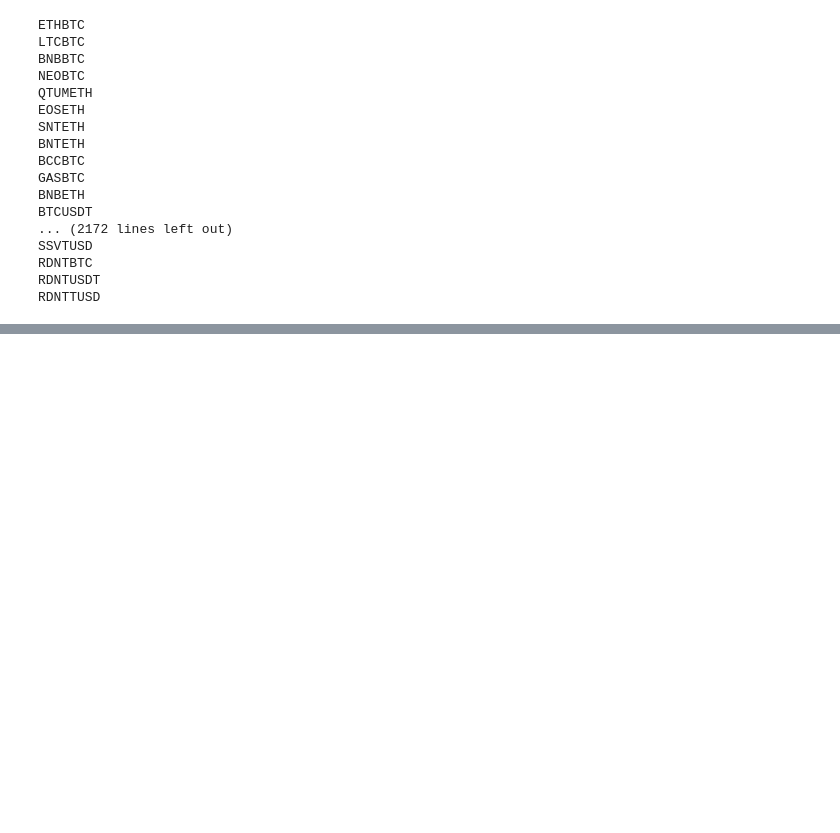
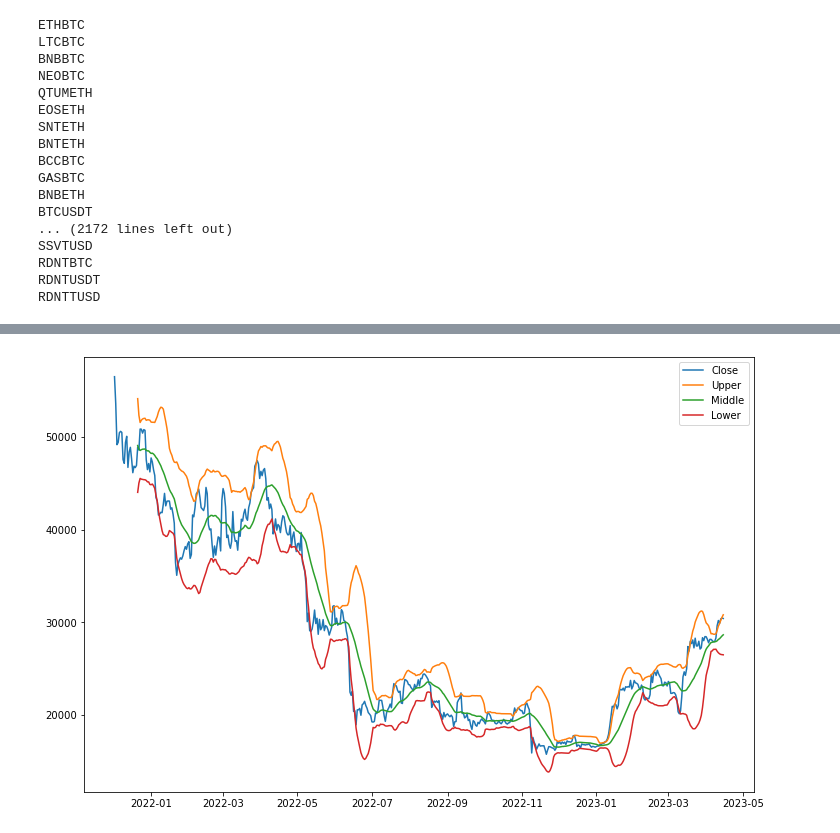
Before and after one commit to cheesss/python-DL-from-scratch, a Jupyter notebook: Untitled0.ipynb, the cells around one changed output, grey strips where cells are left out. Cells and saved outputs as stored; diff of their text form; code cells hidden in the pictures; blank space fills up the shorter version.

```diff
--- a/Untitled0.ipynb
+++ b/Untitled0.ipynb
@@ -53,0 +187,42 @@ RDNTTUSD
+# %%
+import ccxt
+import pandas as pd
+import matplotlib.pyplot as plt
+
+# 바이낸스 API 인증 정보
+api_key = 'your_api_key'
+api_secret = 'your_api_secret'
+
+# 바이낸스 BTC 선물 시장에 대한 정보
+symbol = 'BTC/USDT'
+timeframe = '1d'
+
+# 바이낸스 API 연결 설정
+exchange = ccxt.binance()
+
+# 바이낸스 BTC 선물 시장에서 데이터 받아오기
+ohlcv = exchange.fetch_ohlcv(symbol=symbol, timeframe=timeframe)
+
+# 데이터를 pandas DataFrame으로 변환
+df = pd.DataFrame(ohlcv, columns=['timestamp', 'open', 'high', 'low', 'close', 'volume'])
+df['timestamp'] = pd.to_datetime(df['timestamp'], unit='ms')
+df.set_index('timestamp', inplace=True)
+
+# 볼린저 밴드 계산
+period = 20
+std_dev = 2
+df['middle'] = df['close'].rolling(period).mean()
+df['std'] = df['close'].rolling(period).std()
+df['upper'] = df['middle'] + std_dev * df['std']
+df['lower'] = df['middle'] - std_dev * df['std']
+
+# 그래프 출력
+fig, ax = plt.subplots(figsize=(12,8))
+ax.plot(df.index, df['close'], label='Close')
+ax.plot(df.index, df['upper'], label='Upper')
+ax.plot(df.index, df['middle'], label='Middle')
+ax.plot(df.index, df['lower'], label='Lower')
+ax.legend()
+plt.show()
+# %% [output]
+[figure, added]
```
Also changed, not shown: parts of 6 cells of this notebook, 1 other file.
